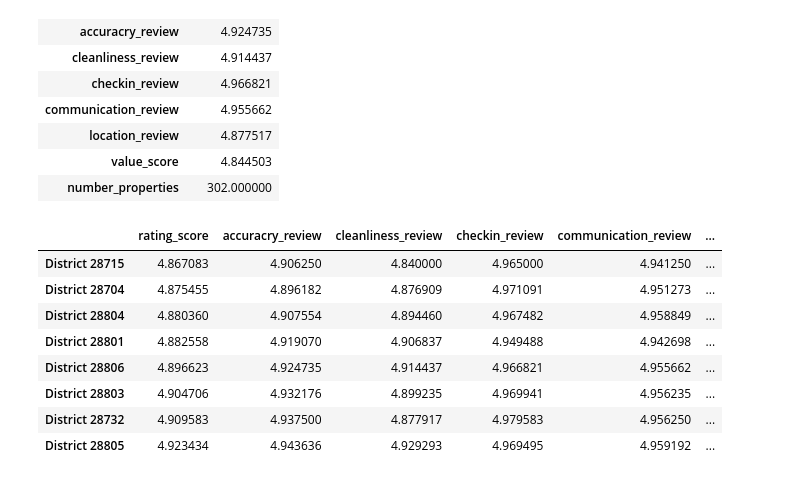
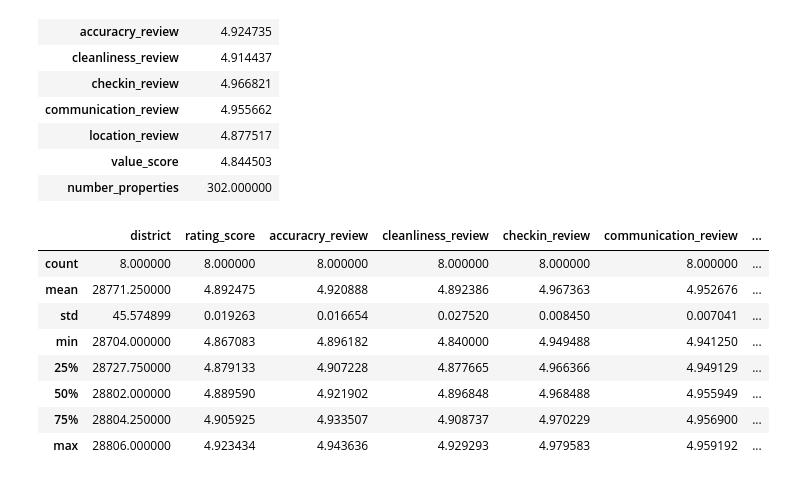
Before and after one commit to JonathanBrown003/Airbnb-A-Closer-Look-Nashville-Asheville, a Jupyter notebook: Analysis_Tu.ipynb, the cells around one changed output. Cells and saved outputs as stored; diff of their text form; code cells hidden in the pictures.

```diff
--- a/Analysis_Tu.ipynb
+++ b/Analysis_Tu.ipynb
@@ -1124,17 +1208,19 @@ flip_ashe28806
 # %%
 # Joining all the district dataframes
 frames = [flip_ashe28704, flip_ashe28715, flip_ashe28732, flip_ashe28801, flip_ashe28803, flip_ashe28804, flip_ashe28805, flip_ashe28806]
 complete_asheville_df = pd.concat(frames, axis=1)
 
 asheville_df = complete_asheville_df.transpose()
-asheville_df.sort_values(by=['rating_score', 'number_properties']).drop(labels="district", axis=1)
+asheville_df.sort_values(by=['rating_score']).drop(labels="district", axis=1)
+
+asheville_df.describe()
 # %% [output]
-|  | rating_score | accuracry_review | cleanliness_review | checkin_review | communication_review | ... |
-| District 28715 | 4.867083 | 4.906250 | 4.840000 | 4.965000 | 4.941250 | ... |
-| District 28704 | 4.875455 | 4.896182 | 4.876909 | 4.971091 | 4.951273 | ... |
-| District 28804 | 4.880360 | 4.907554 | 4.894460 | 4.967482 | 4.958849 | ... |
-| District 28801 | 4.882558 | 4.919070 | 4.906837 | 4.949488 | 4.942698 | ... |
-| District 28806 | 4.896623 | 4.924735 | 4.914437 | 4.966821 | 4.955662 | ... |
-| District 28803 | 4.904706 | 4.932176 | 4.899235 | 4.969941 | 4.956235 | ... |
-| District 28732 | 4.909583 | 4.937500 | 4.877917 | 4.979583 | 4.956250 | ... |
-| District 28805 | 4.923434 | 4.943636 | 4.929293 | 4.969495 | 4.959192 | ... |
+|  | district | rating_score | accuracry_review | cleanliness_review | checkin_review | communication_review | ... |
+| count | 8.000000 | 8.000000 | 8.000000 | 8.000000 | 8.000000 | 8.000000 | ... |
+| mean | 28771.250000 | 4.892475 | 4.920888 | 4.892386 | 4.967363 | 4.952676 | ... |
+| std | 45.574899 | 0.019263 | 0.016654 | 0.027520 | 0.008450 | 0.007041 | ... |
+| min | 28704.000000 | 4.867083 | 4.896182 | 4.840000 | 4.949488 | 4.941250 | ... |
+| 25% | 28727.750000 | 4.879133 | 4.907228 | 4.877665 | 4.966366 | 4.949129 | ... |
+| 50% | 28802.000000 | 4.889590 | 4.921902 | 4.896848 | 4.968488 | 4.955949 | ... |
+| 75% | 28804.250000 | 4.905925 | 4.933507 | 4.908737 | 4.970229 | 4.956900 | ... |
+| max | 28806.000000 | 4.923434 | 4.943636 | 4.929293 | 4.979583 | 4.959192 | ... |
```
Also changed, not shown: parts of 16 cells of this notebook.
